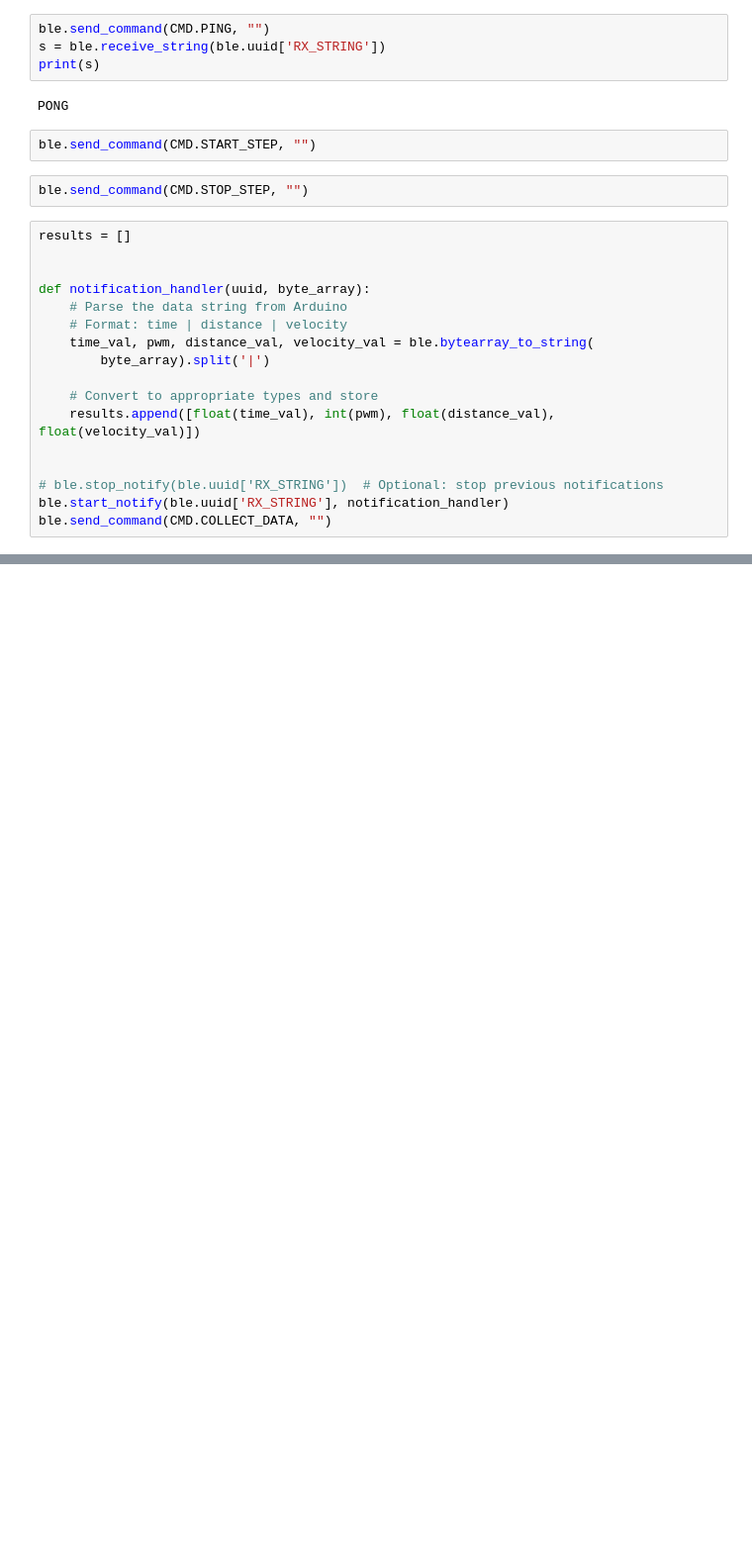
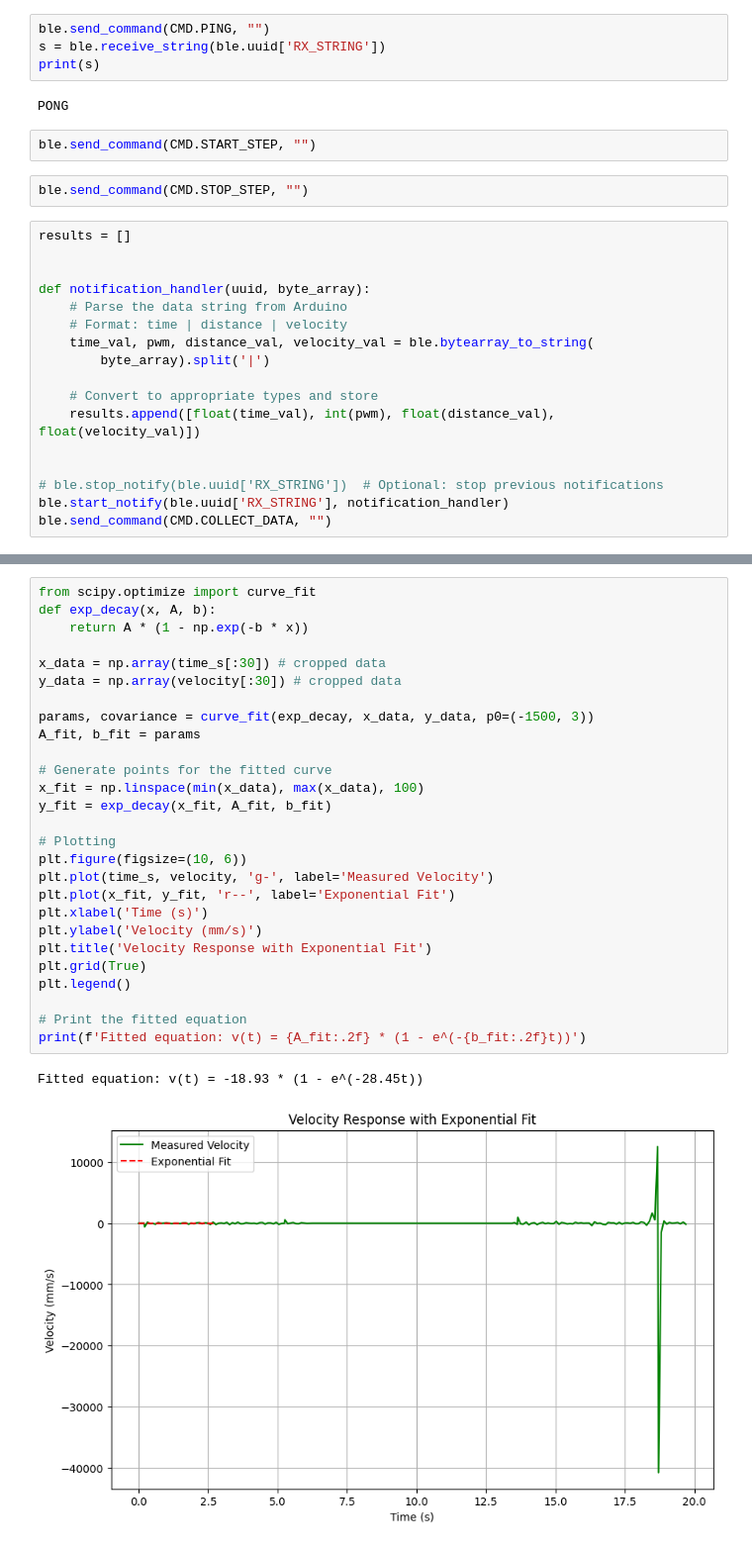
Before and after one commit to akinfelami/fastrobots, a Jupyter notebook: ble_robot_1.2/ble_python/lab7.ipynb, the cells around one changed output, grey strips where cells are left out. Shown at 99% size. Saved outputs shown, nothing was run; the diff lists cells and outputs as text; blank space fills up the shorter version.

```diff
--- a/ble_robot_1.2/ble_python/lab7.ipynb
+++ b/ble_robot_1.2/ble_python/lab7.ipynb
@@ -123,0 +141,30 @@ plt.show()
+# %%
+from scipy.optimize import curve_fit
+def exp_decay(x, A, b):
+    return A * (1 - np.exp(-b * x))
+
+x_data = np.array(time_s[:30]) # cropped data
+y_data = np.array(velocity[:30]) # cropped data
+
+params, covariance = curve_fit(exp_decay, x_data, y_data, p0=(-1500, 3))
+A_fit, b_fit = params
+
+# Generate points for the fitted curve
+x_fit = np.linspace(min(x_data), max(x_data), 100)
+y_fit = exp_decay(x_fit, A_fit, b_fit)
+
+# Plotting
+plt.figure(figsize=(10, 6))
+plt.plot(time_s, velocity, 'g-', label='Measured Velocity')
+plt.plot(x_fit, y_fit, 'r--', label='Exponential Fit')
+plt.xlabel('Time (s)')
+plt.ylabel('Velocity (mm/s)')
+plt.title('Velocity Response with Exponential Fit')
+plt.grid(True)
+plt.legend()
+
+# Print the fitted equation
+print(f'Fitted equation: v(t) = {A_fit:.2f} * (1 - e^(-{b_fit:.2f}t))')
+# %% [output]
+Fitted equation: v(t) = -18.93 * (1 - e^(-28.45t))
+[figure, added]
```
Also changed, not shown: parts of 11 cells of this notebook, 6 other files.
